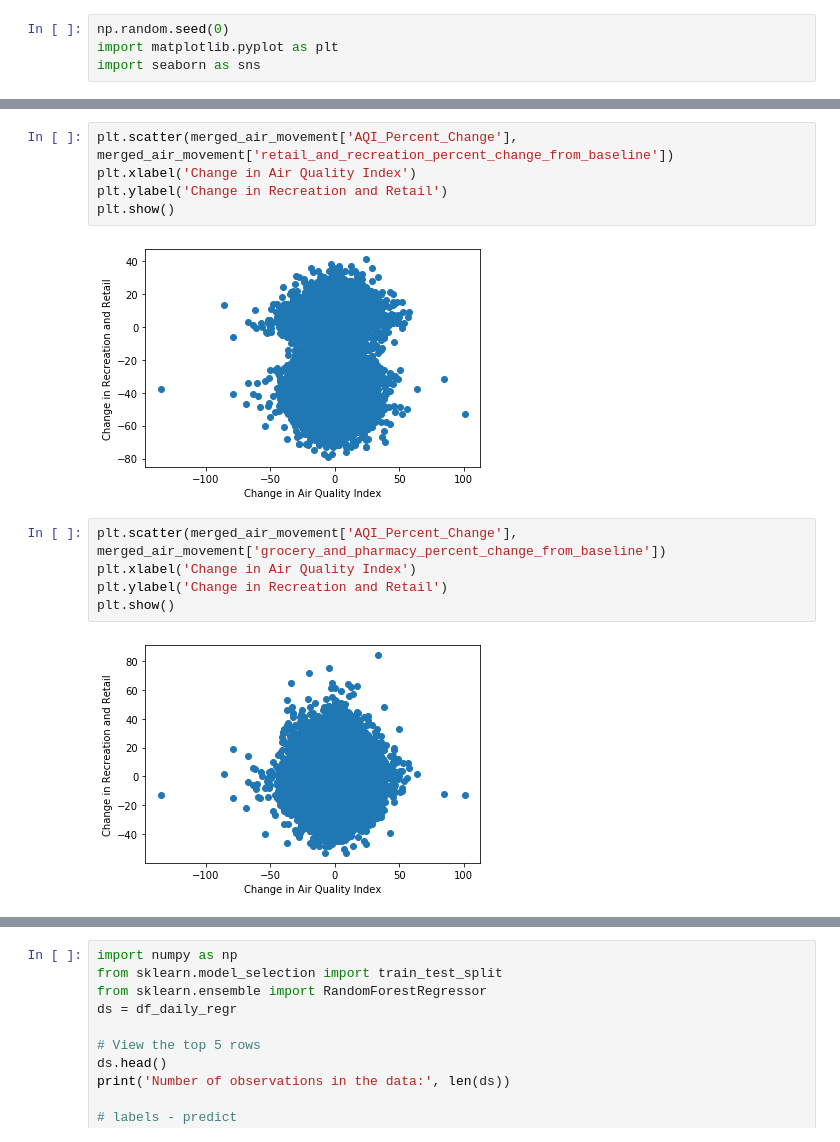
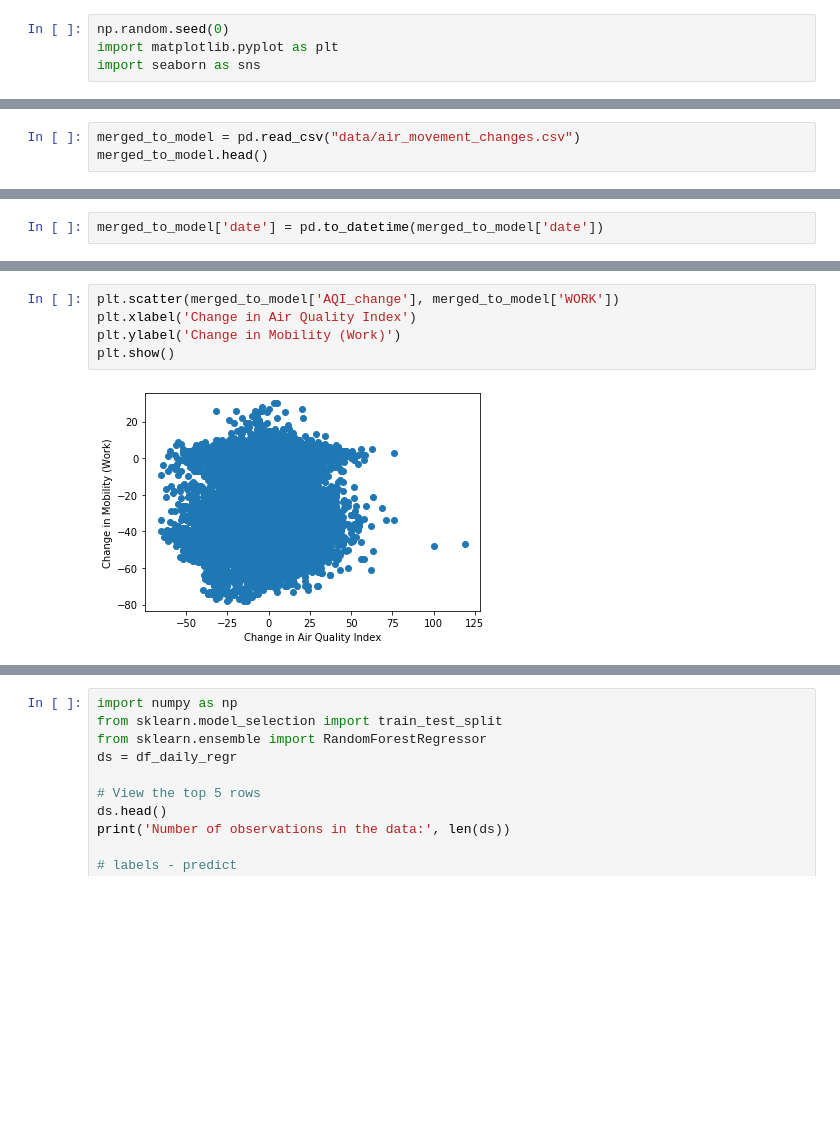
Before and after one commit to loryuen/final-project, a Jupyter notebook: modeling.ipynb, the cells around one changed output, grey strips where cells are left out. Cells and saved outputs as stored; diff of their text form; blank space fills up the shorter version.

```diff
--- a/modeling.ipynb
+++ b/modeling.ipynb
@@ -102,0 +123,3 @@ merged_air_movement['date'] = pd.to_datetime(merged_air_movement['date'])
+# %%
+merged_to_model = pd.read_csv("data/air_movement_changes.csv")
+merged_to_model.head()
@@ -103,3 +149,5 @@ merged_air_movement['date'] = pd.to_datetime(merged_air_movement['date'])
+# %%
+merged_to_model['date'] = pd.to_datetime(merged_to_model['date'])
 # %%
 #AQI = pd.DataFrame(merged_air_movement.groupby(['STATE']).mean()['DAILY_AQI_VALUE'])
 #AQI.head()
@@ -106,14 +170,7 @@ merged_air_movement['date'] = pd.to_datetime(merged_air_movement['date'])
 # %%
-plt.scatter(merged_air_movement['AQI_Percent_Change'], merged_air_movement['retail_and_recreation_percent_change_from_baseline'])
+plt.scatter(merged_to_model['AQI_change'], merged_to_model['WORK'])
 plt.xlabel('Change in Air Quality Index')
-plt.ylabel('Change in Recreation and Retail')
+plt.ylabel('Change in Mobility (Work)')
 plt.show()
 # %% [output]
-[figure, old version]
+[figure, new version]
-# %%
-plt.scatter(merged_air_movement['AQI_Percent_Change'], merged_air_movement['grocery_and_pharmacy_percent_change_from_baseline'])
-plt.xlabel('Change in Air Quality Index')
-plt.ylabel('Change in Recreation and Retail')
-plt.show()
-# %% [output]
-[figure, removed]
```
Also changed, not shown: parts of 30 cells of this notebook, 17 other files.
